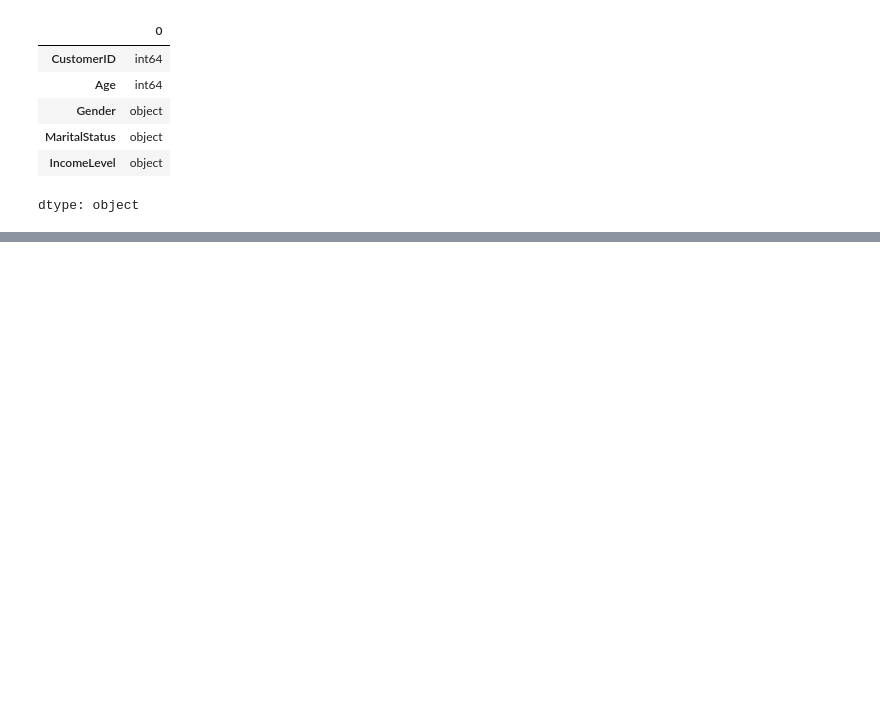
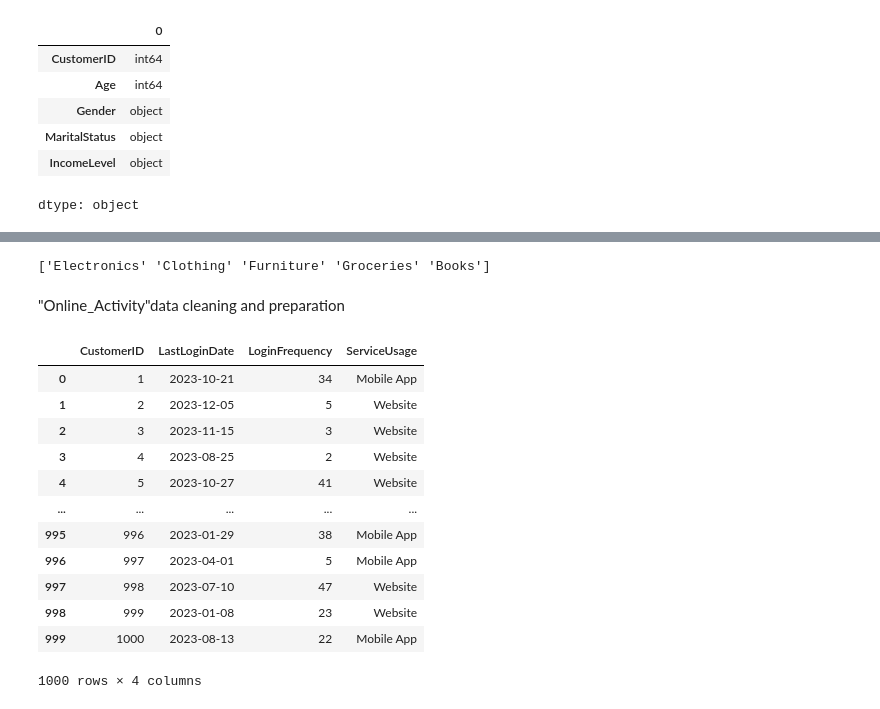
Before and after one commit to Alaina-dev/Data-cleaning-Customer-churn-data-analysis, a Jupyter notebook: Customer_churn_data.ipynb, the cells around one changed output, grey strips where cells are left out. Drawn from its saved outputs; the diff is of its cells as text; code cells hidden in the pictures; blank space fills up the shorter version.

```diff
--- a/Customer_churn_data.ipynb
+++ b/Customer_churn_data.ipynb
@@ -182 +248,6 @@ KeyError: 'InteractionID'
+# %%
+# 6 – Check categorical fields for consistency
+print(transaction_df["ProductCategory"].unique())
+# %% [output]
+['Electronics' 'Clothing' 'Furniture' 'Groceries' 'Books']
 # %%
@@ -185,0 +255,18 @@ KeyError: 'InteractionID'
+# %% [markdown]
+"Online_Activity"data cleaning and preparation
+# %%
+activity_df
+# %% [output]
+|  | CustomerID | LastLoginDate | LoginFrequency | ServiceUsage |
+| 0 | 1 | 2023-10-21 | 34 | Mobile App |
+| 1 | 2 | 2023-12-05 | 5 | Website |
+| 2 | 3 | 2023-11-15 | 3 | Website |
+| 3 | 4 | 2023-08-25 | 2 | Website |
+| 4 | 5 | 2023-10-27 | 41 | Website |
+| ... | ... | ... | ... | ... |
+| 995 | 996 | 2023-01-29 | 38 | Mobile App |
+| 996 | 997 | 2023-04-01 | 5 | Mobile App |
+| 997 | 998 | 2023-07-10 | 47 | Website |
+| 998 | 999 | 2023-01-08 | 23 | Website |
+| 999 | 1000 | 2023-08-13 | 22 | Mobile App |
+1000 rows × 4 columns
```
Also changed, not shown: parts of 23 cells of this notebook.
